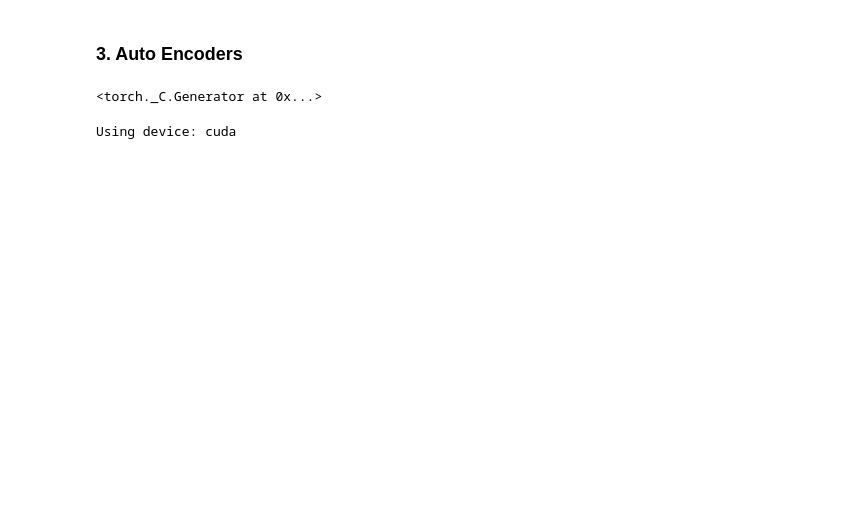
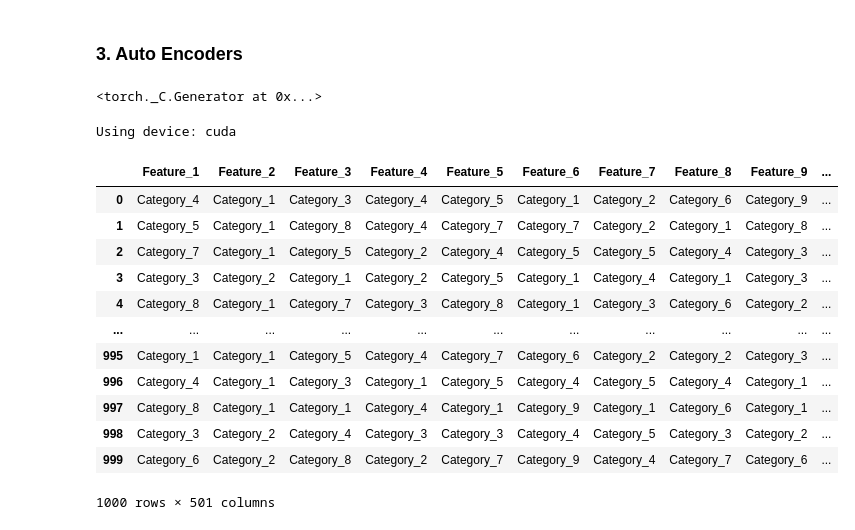
Before and after one commit to sarthakg004/convolve, a Jupyter notebook: untitled.ipynb, the cells around one changed output. Cells and saved outputs as stored; diff of their text form; code cells hidden in the pictures; blank space fills up the shorter version.

```diff
--- a/untitled.ipynb
+++ b/untitled.ipynb
@@ -618,4 +774,45 @@ X_train = sampled_train_df.drop(columns=['bad_flag'])
 y_train = sampled_train_df['bad_flag']
 X_test = sampled_test_df.drop(columns=['bad_flag'])
 y_test = sampled_test_df['bad_flag']
+# %%
+# Parameters for the dataset
+n_samples = 1000  # Number of rows
+n_features = 500  # Number of features
+min_classes = 2  # Minimum number of classes per feature
+max_classes = 15  # Maximum number of classes per feature
+
+# Seed for reproducibility
+np.random.seed(42)
+
+# Generate random categorical data for each feature
+data = {}
+for i in range(1, n_features + 1):
+    # Randomly choose the number of classes for the feature
+    n_classes = np.random.randint(min_classes, max_classes + 1)
+    # Generate random categories for the feature
+    classes = [f"Category_{j}" for j in range(1, n_classes + 1)]
+    # Populate the feature with random values from the classes
+    data[f"Feature_{i}"] = np.random.choice(classes, n_samples)
+
+# Add the target column with 3 fixed classes
+data["Target"] = np.random.choice([f"Class_{i}" for i in range(1, 4)], n_samples)
+
+# Create a DataFrame
+df = pd.DataFrame(data)
+
+df
+# %% [output]
+|  | Feature_1 | Feature_2 | Feature_3 | Feature_4 | Feature_5 | Feature_6 | Feature_7 | Feature_8 | Feature_9 | ... |
+| 0 | Category_4 | Category_1 | Category_3 | Category_4 | Category_5 | Category_1 | Category_2 | Category_6 | Category_9 | ... |
+| 1 | Category_5 | Category_1 | Category_8 | Category_4 | Category_7 | Category_7 | Category_2 | Category_1 | Category_8 | ... |
+| 2 | Category_7 | Category_1 | Category_5 | Category_2 | Category_4 | Category_5 | Category_5 | Category_4 | Category_3 | ... |
+| 3 | Category_3 | Category_2 | Category_1 | Category_2 | Category_5 | Category_1 | Category_4 | Category_1 | Category_3 | ... |
+| 4 | Category_8 | Category_1 | Category_7 | Category_3 | Category_8 | Category_1 | Category_3 | Category_6 | Category_2 | ... |
+| ... | ... | ... | ... | ... | ... | ... | ... | ... | ... | ... |
+| 995 | Category_1 | Category_1 | Category_5 | Category_4 | Category_7 | Category_6 | Category_2 | Category_2 | Category_3 | ... |
+| 996 | Category_4 | Category_1 | Category_3 | Category_1 | Category_5 | Category_4 | Category_5 | Category_4 | Category_1 | ... |
+| 997 | Category_8 | Category_1 | Category_1 | Category_4 | Category_1 | Category_9 | Category_1 | Category_6 | Category_1 | ... |
+| 998 | Category_3 | Category_2 | Category_4 | Category_3 | Category_3 | Category_4 | Category_5 | Category_3 | Category_2 | ... |
+| 999 | Category_6 | Category_2 | Category_8 | Category_2 | Category_7 | Category_9 | Category_4 | Category_7 | Category_6 | ... |
+1000 rows × 501 columns
 # %%
```
Also changed, not shown: parts of 21 cells of this notebook, 4 other files.
